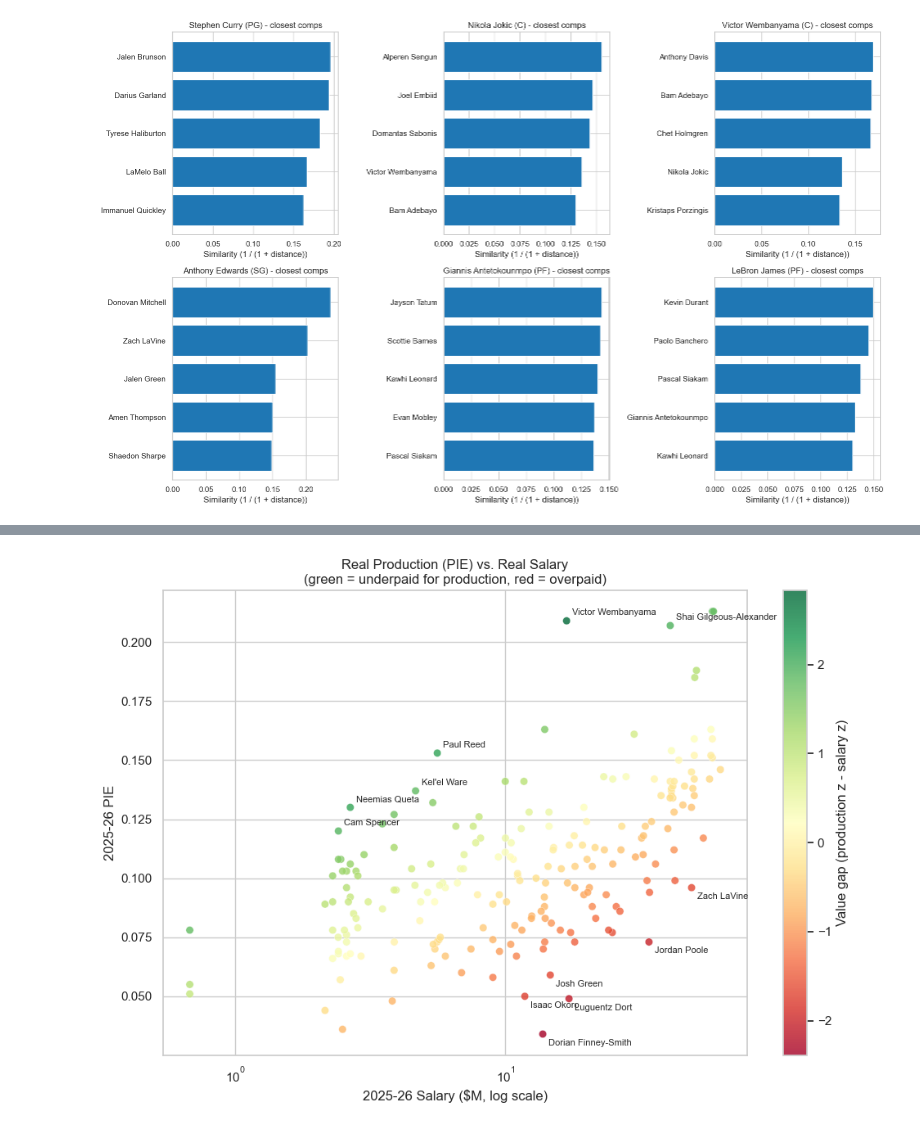
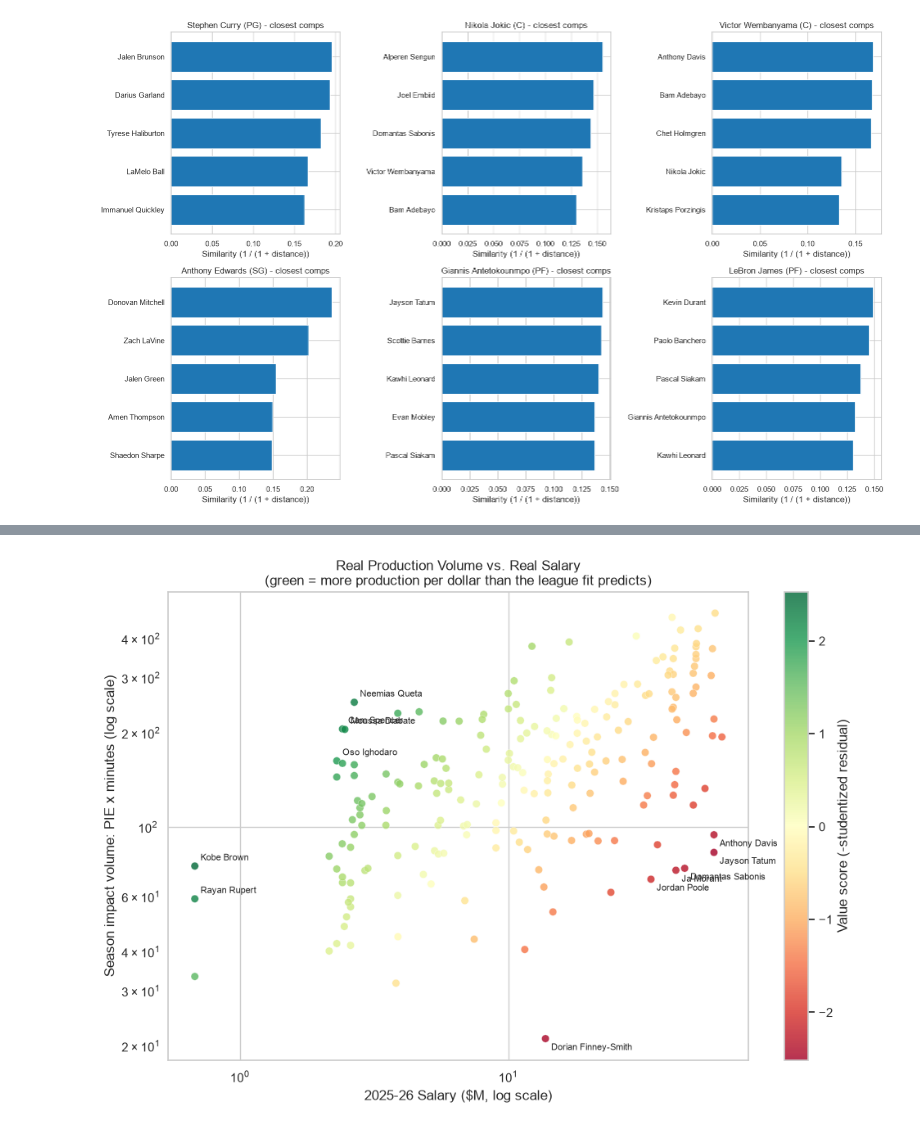
Before and after one commit to thompgt/nba2k26-analysis, a Jupyter notebook: notebooks/04_similarity_and_value.ipynb, the cells around one changed output, grey strips where cells are left out. Drawn from its saved outputs; the diff is of its cells as text; code cells hidden in the pictures.

```diff
--- a/notebooks/04_similarity_and_value.ipynb
+++ b/notebooks/04_similarity_and_value.ipynb
@@ -173,17 +164,0 @@ this season's output).
-# %%
-val = df[
-    (df["salary_match_score"] >= 90) & df["salary_usd"].notna() & (df["salary_usd"] > 0)
-    & (df["stats_match_score"] >= 90) & df["nba_pie"].notna()
-    & (df["nba_min"] >= 500)
-].copy()
-val["log_salary"] = np.log10(val["salary_usd"])
-
-def zscore(s):
-    return (s - s.mean()) / s.std()
-
-val["pie_z"] = zscore(val["nba_pie"])
-val["salary_z"] = zscore(val["log_salary"])
-val["value_gap"] = val["pie_z"] - val["salary_z"]
-
-print(f"n = {len(val)} players with matched salary, matched stats, and >= 500 minutes")
-val[["name", "position", "salary_usd", "nba_pie", "value_gap"]].describe(include="all").iloc[:3]
@@ -195,0 +187,8 @@ n = 205 players with matched salary, matched stats, and >= 500 minutes
+# %%
+val = value_metrics(value_sample(df))
+print(f"n = {len(val)} players with matched salary, matched stats, and >= {MIN_MINUTES} minutes")
+if val.attrs["dropped_nonpositive_production"]:
+    print(f"({val.attrs['dropped_nonpositive_production']} dropped for non-positive "
+          f"season production, which cannot be logged)")
+
+print(val.attrs["model"].summary())
@@ -196,24 +254,26 @@ n = 205 players with matched salary, matched stats, and >= 500 minutes
 # %%
 fig, ax = plt.subplots(figsize=(10, 7))
 sc = ax.scatter(
-    val["salary_usd"] / 1e6, val["nba_pie"], c=val["value_gap"],
+    val["salary_usd"] / 1e6, val["pie_minutes"], c=val["value_score"],
     cmap="RdYlGn", s=45, alpha=0.8, edgecolor="white", linewidth=0.3,
 )
 ax.set_xscale("log")
+ax.set_yscale("log")
 ax.set_xlabel("2025-26 Salary ($M, log scale)")
-ax.set_ylabel("2025-26 PIE")
-ax.set_title("Real Production (PIE) vs. Real Salary\n(green = underpaid for production, red = overpaid)")
+ax.set_ylabel("Season impact volume: PIE x minutes (log scale)")
+ax.set_title("Real Production Volume vs. Real Salary\n"
+             "(green = more production per dollar than the league fit predicts)")
 cbar = plt.colorbar(sc, ax=ax)
-cbar.set_label("Value gap (production z - salary z)")
+cbar.set_label("Value score (-studentized residual)")
 
-for _, row in val.nlargest(6, "value_gap").iterrows():
-    ax.annotate(row["name"], (row["salary_usd"] / 1e6, row["nba_pie"]), fontsize=8,
+for _, row in val.nlargest(6, "value_score").iterrows():
+    ax.annotate(row["name"], (row["salary_usd"] / 1e6, row["pie_minutes"]), fontsize=8,
                 xytext=(5, 5), textcoords="offset points")
-for _, row in val.nsmallest(6, "value_gap").iterrows():
-    ax.annotate(row["name"], (row["salary_usd"] / 1e6, row["nba_pie"]), fontsize=8,
+for _, row in val.nsmallest(6, "value_score").iterrows():
+    ax.annotate(row["name"], (row["salary_usd"] / 1e6, row["pie_minutes"]), fontsize=8,
                 xytext=(5, -10), textcoords="offset points")
 plt.tight_layout()
 plt.show()
 # %% [output]
-[figure, old version]
+[figure, new version]
 # %%
```
Also changed, not shown: parts of 16 cells of this notebook, 1 other file.
